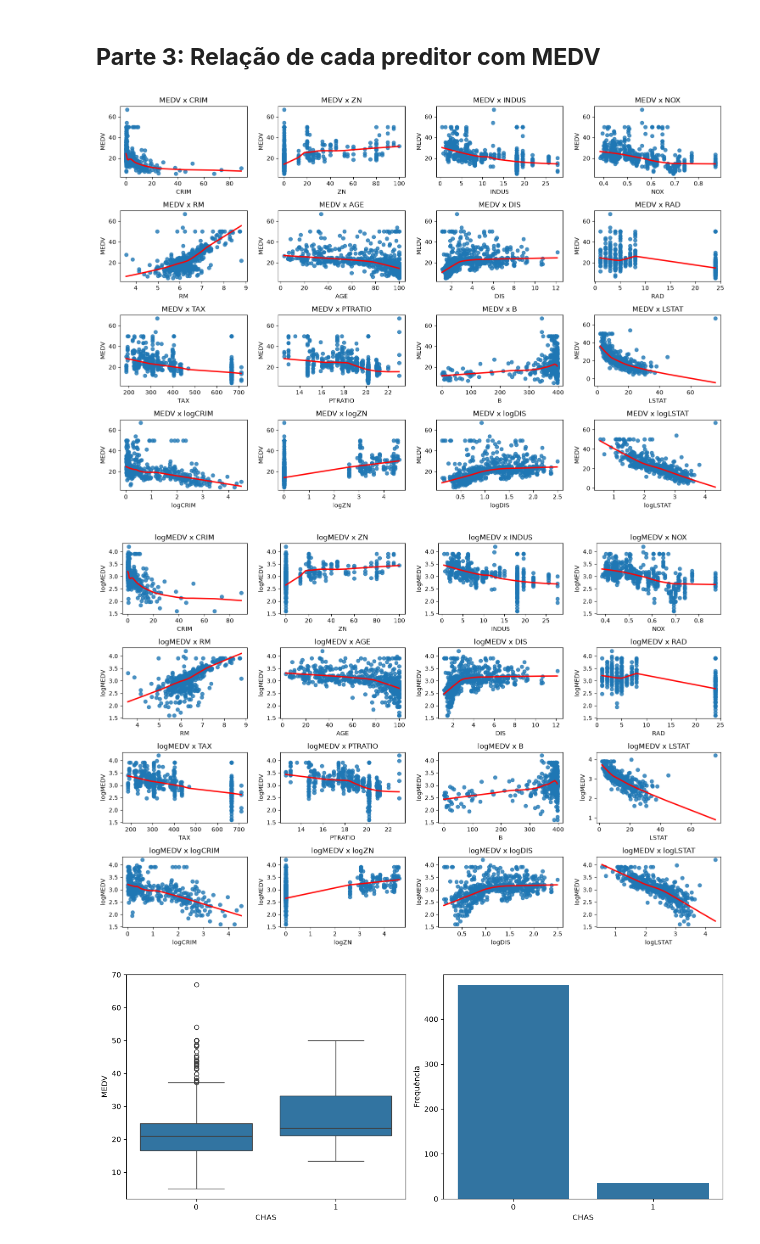
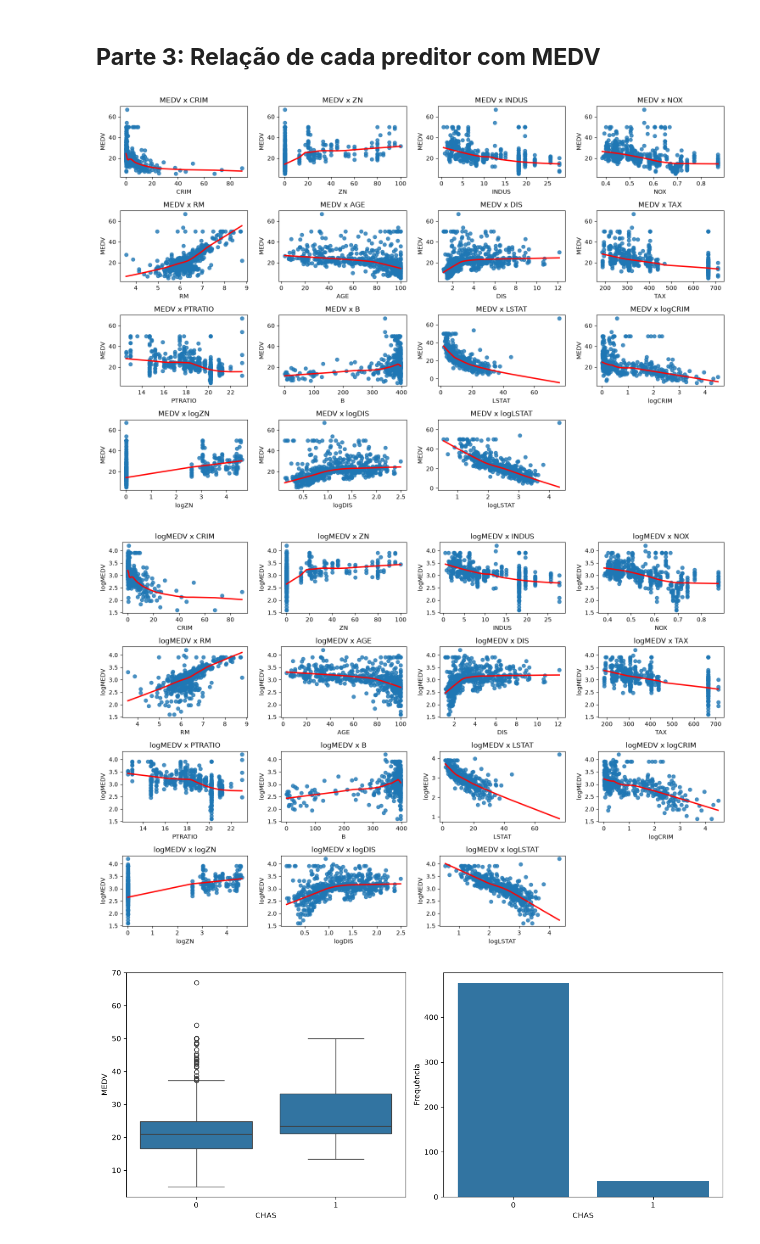
Before and after one commit to Luizeduardo1424/Boston-Housing-RLM, a Jupyter notebook: notebooks/EDA.ipynb, the cells around one changed output. Drawn from its saved outputs; the diff is of its cells as text; code cells hidden in the pictures.

```diff
--- a/notebooks/EDA.ipynb
+++ b/notebooks/EDA.ipynb
@@ -97,6 +96,9 @@ df = pd.read_csv("../data/housing.csv")
 
 # CHAS é uma variável indicadora (0/1): tratada como categórica, não contínua
 df["CHAS"] = df["CHAS"].astype("category")
+
+# RAD é um índice com 9 níveis (1 a 8 e 24): tratado como categórico ordinal, não contínuo
+df["RAD"] = df["RAD"].astype(pd.CategoricalDtype(ordered=True))
 # %%
 def gerar_subplot_hist(variaveis: list[str], size: tuple[int, int], name: str):
 
@@ -426,17 +467,17 @@ Em síntese, os resultados indicam que **`CRIM`, `MEDV` e `LSTAT` são candidato
 # %% [markdown]
 ## **Parte 3: Relação de cada preditor com MEDV**
 # %%
-variaveis_regplot = ['CRIM', 'ZN', 'INDUS', 'NOX', 'RM', 'AGE', 'DIS', 'RAD', 'TAX',
+variaveis_regplot = ['CRIM', 'ZN', 'INDUS', 'NOX', 'RM', 'AGE', 'DIS', 'TAX',
        'PTRATIO', 'B', 'LSTAT', "logCRIM", "logZN", "logDIS", "logLSTAT"]
 
 gerar_subplot_regplot(
     variaveis=variaveis_regplot,
     y='MEDV',
     size=(15, 10),
     name='MEDV_vs_variaveis'
 )
 # %% [output]
-[figure, old version]
+[figure, new version]
 # %%
 gerar_subplot_regplot(
     variaveis=variaveis_regplot,
@@ -445,7 +486,7 @@ gerar_subplot_regplot(
     name='logMEDV_vs_variaveis'
 )
 # %% [output]
-[figure, old version]
+[figure, new version]
 # %%
 fig, axes = plt.subplots(
     nrows=1,
```
Also changed, not shown: parts of 22 cells of this notebook, 5 other files.
